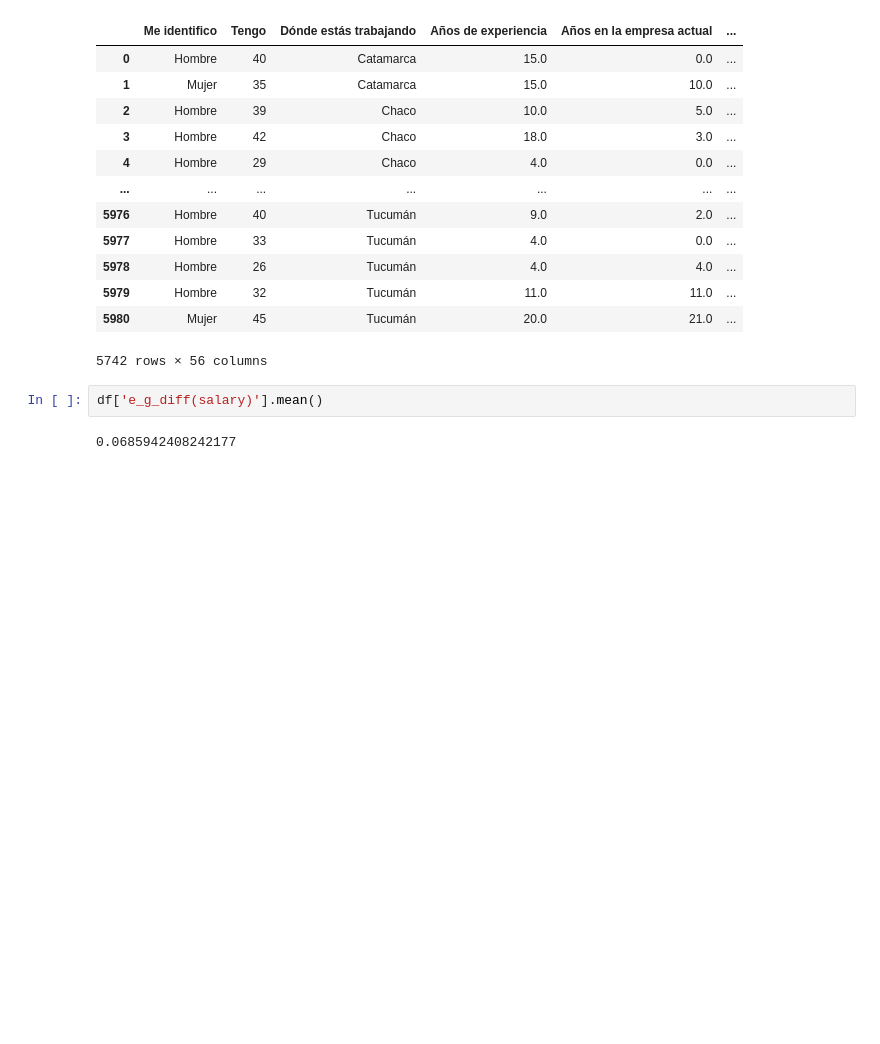
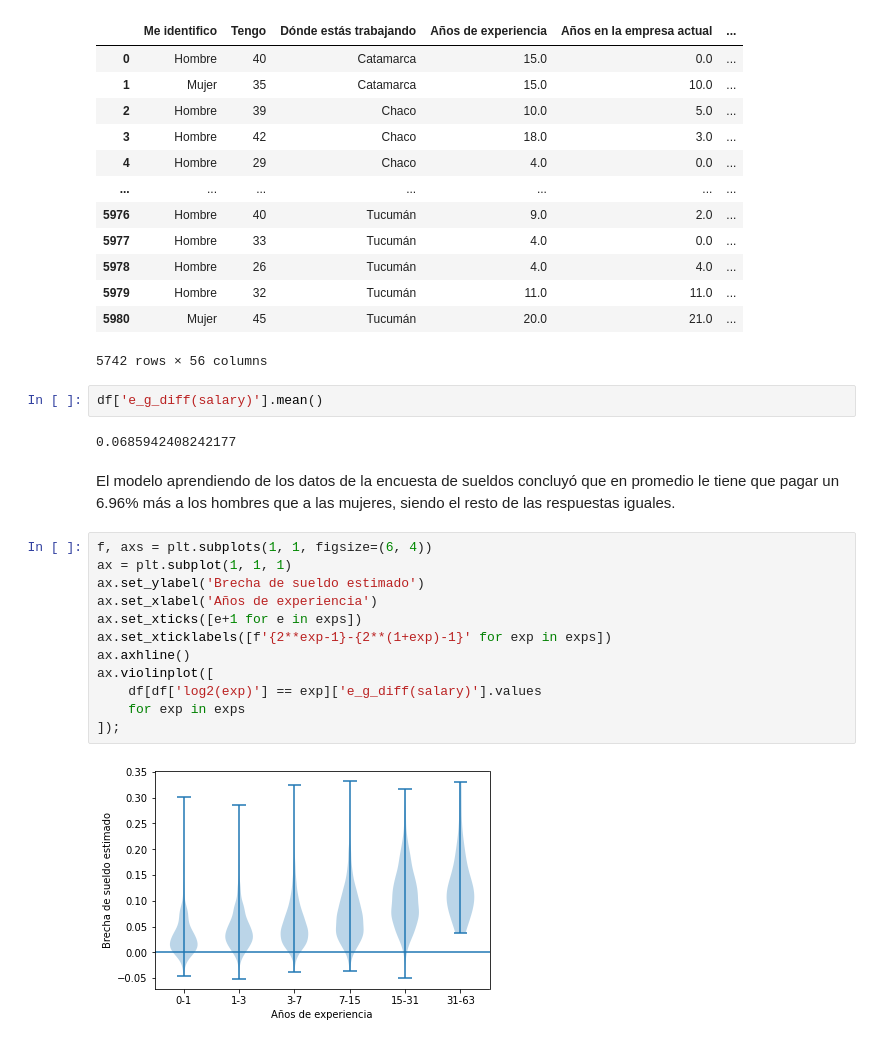
Before and after one commit to seppo0010/sysarmy-sueldos-2020.1, a Jupyter notebook: notebook/Brecha de género.ipynb, the cells around one changed output. Saved outputs shown, nothing was run; the diff lists cells and outputs as text; blank space fills up the shorter version.

Commit message:
Wage gap estimated charts

```diff
--- a/notebook/Brecha de género.ipynb
+++ b/notebook/Brecha de género.ipynb
@@ -412,3 +412,19 @@ df
 df['e_g_diff(salary)'].mean()
 # %% [output]
 0.0685942408242177
+# %% [markdown]
+El modelo aprendiendo de los datos de la encuesta de sueldos concluyó que en promedio le tiene que pagar un 6.96% más a los hombres que a las mujeres, siendo el resto de las respuestas iguales.
+# %%
+f, axs = plt.subplots(1, 1, figsize=(6, 4))
+ax = plt.subplot(1, 1, 1)
+ax.set_ylabel('Brecha de sueldo estimado')
+ax.set_xlabel('Años de experiencia')
+ax.set_xticks([e+1 for e in exps])
+ax.set_xticklabels([f'{2**exp-1}-{2**(1+exp)-1}' for exp in exps])
+ax.axhline()
+ax.violinplot([
+    df[df['log2(exp)'] == exp]['e_g_diff(salary)'].values
+    for exp in exps
+]);
+# %% [output]
+[figure, added]
```
Also changed, not shown: parts of 3 cells of this notebook.
